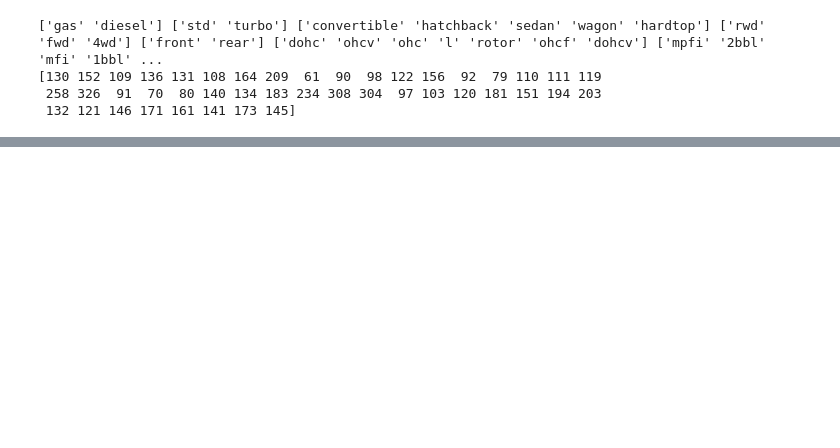
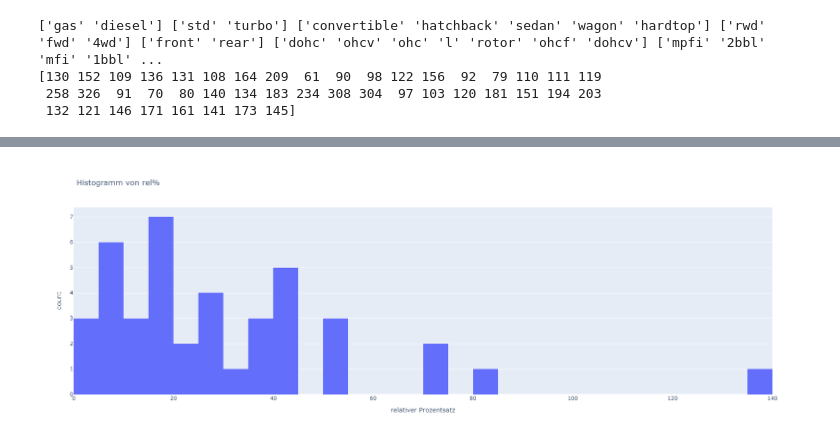
Before and after one commit to gfwu61/DataScientist, a Jupyter notebook: CarPricePrediction.ipynb, the cells around one changed output, grey strips where cells are left out. Cells and saved outputs as stored; diff of their text form; code cells hidden in the pictures; blank space fills up the shorter version.

Commit message:
Add files via upload
16.08.2025: Dashboard for training

```diff
--- a/CarPricePrediction.ipynb
+++ b/CarPricePrediction.ipynb
@@ -268,7 +268,7 @@ dtype: int64
 #
 # %%
 # Feature engneering
-numerical_columns = ['doornumber','cylindernumber','wheelbase', 'carlength', 'carwidth', 'carheight', 'curbweight',
+numerical_columns = ['symboling','doornumber','cylindernumber','wheelbase', 'carlength', 'carwidth', 'carheight', 'curbweight',
                      'enginesize', 'boreratio', 'stroke', 'compressionratio', 'horsepower',
                      'peakrpm', 'citympg', 'highwaympg']
 
@@ -419,9 +437,9 @@ plt.show()
 # %% [output]
 [figure]
 # %%
+# jeder Werte zeigen, ähnlich wie histogramm (Werte aber zusammenfasst)
 
-
-numerical_columns = ['doornumber','cylindernumber','wheelbase', 'carlength', 'carwidth', 'carheight', 'curbweight',
+numerical_columns = ['symboling','doornumber','cylindernumber','wheelbase', 'carlength', 'carwidth', 'carheight', 'curbweight',
                      'enginesize', 'boreratio', 'stroke', 'compressionratio', 'horsepower',
                      'peakrpm', 'citympg', 'highwaympg']
 
@@ -666,10 +748,4 @@ memory usage: 45.0+ KB
 # %%
-# separate brand and model
-split_cols = df['CarName'].str.split(' ', n=1, expand=True)
-# Spalten zuordnen
-df['brand'] = split_cols[0]        # erstes Wort
-df['model'] = split_cols[1]
-# originale Daten sichern, für weitere Modellevariante
-df_cp= df.copy(deep= True)
-df
+df = df.fillna("dl")
+df.info()
 # %% [output]
@@ -690,8 +792,8 @@ df
 # Define categorical and numerical columns
 categorical_columns = ['fueltype', 'aspiration',  'carbody', 'drivewheel',
                        'enginelocation', 'enginetype', 'fuelsystem', 'brand', 'model']
-numerical_columns = ['doornumber','cylindernumber','wheelbase', 'carlength', 'carwidth', 'carheight', 'curbweight',
-                     'enginesize', 'boreratio', 'stroke', 'compressionratio', 'horsepower',
+numerical_columns = ['symboling', 'doornumber','cylindernumber','wheelbase', 'carlength', 'carwidth', 'carheight',
+                     'curbweight', 'enginesize', 'boreratio', 'stroke', 'compressionratio', 'horsepower',
                      'peakrpm', 'citympg', 'highwaympg']
 
 print(df["fueltype"].unique(), df["aspiration"].unique(),  df["carbody"].unique(), df["drivewheel"].unique(), df["enginelocation"].unique(),
@@ -767,65 +1151,12 @@ from sklearn.metrics import mean_squared_error,r2_score
 # %%
+#One-Hot Encoder
+df_cp= df.copy(deep= True)
+#training_carmodel(1, test_daten_size=0.2, squared_cols=0)
 
-df_cp= df.copy(deep= True)
-#1. categorical colums as one-hot value + numerical columns (standardisiert) -> Linear model
-# ----------------------
-# One-Hot-Encoding
-# ----------------------
-# One-Hot für alle kategorischen Spalten
-#df = pd.get_dummies(df, columns=categorical_columns, drop_first=True)
-df_cp = pd.get_dummies(df_cp, columns=categorical_columns, drop_first=True)
-# drop_first=True → vermeidet Dummy Variable Trap
+model, label_encoders, scaler, mse, r2_square, pred_df=  training_carmodel(df_cp, categorical_columns, numerical_columns, 1, test_daten_size=0.2, squared_cols=0)
 
-# ----------------------
-# Feature Engineering
-# ----------------------
-df_cp['power_to_weight_ratio'] = df_cp['horsepower'] / df_cp['curbweight']
-df_cp['log_enginesize'] = np.log(df_cp['enginesize'] + 1)
-
-#print(df_cp)
-# ----------------------
-# Feature Scaling (nur numerische Originalspalten, nicht die One-Hot Spalten)
-# ----------------------
-scaler = StandardScaler()
-df_cp[numerical_columns] = scaler.fit_transform(df_cp[numerical_columns])
-
-# ----------------------
-# Train-Test-Split
-# ----------------------
-X = df_cp.drop(['price', 'CarName'], axis=1)
-y = df_cp['price']
-
-X_train, X_test, y_train, y_test = train_test_split(X, y, test_size=0.2, random_state=42)
-
-# ----------------------
-# Modelltraining
-# ----------------------
-model = LinearRegression()
-model.fit(X_train, y_train)
-
-# ----------------------
-# Vorhersagen
-# ----------------------
-y_pred = model.predict(X_test)
-
-# ----------------------
-# Modellbewertung
-# ----------------------
-mse = mean_squared_error(y_test, y_pred)
-r2_square = r2_score(y_test, y_pred)
-
-print(f"R-squared: {r2_square}")
-print(f"Mean Squared Error: {mse}")
-
-# ----------------------
-# Vergleich der Vorhersagen
-# ----------------------
-pred_df = pd.DataFrame({
-    'Actual Value': y_test,
-    'Predicted Value': y_pred,
-    'Difference': y_test - y_pred,
-    'rel%': abs((y_test - y_pred)) / y_test * 100
-})
-
-#pred_df
+fig = px.histogram(pred_df, x='rel%', nbins=30, height=600,
+                   title='Histogramm von rel%',
+                   labels={'rel%': 'relativer Prozentsatz'})
+fig.show()
 # %% [output]
@@ -833,0 +1164 @@ Mean Squared Error: 23853891.379327953
+[figure, added]
```
Also changed, not shown: parts of 78 cells of this notebook.
